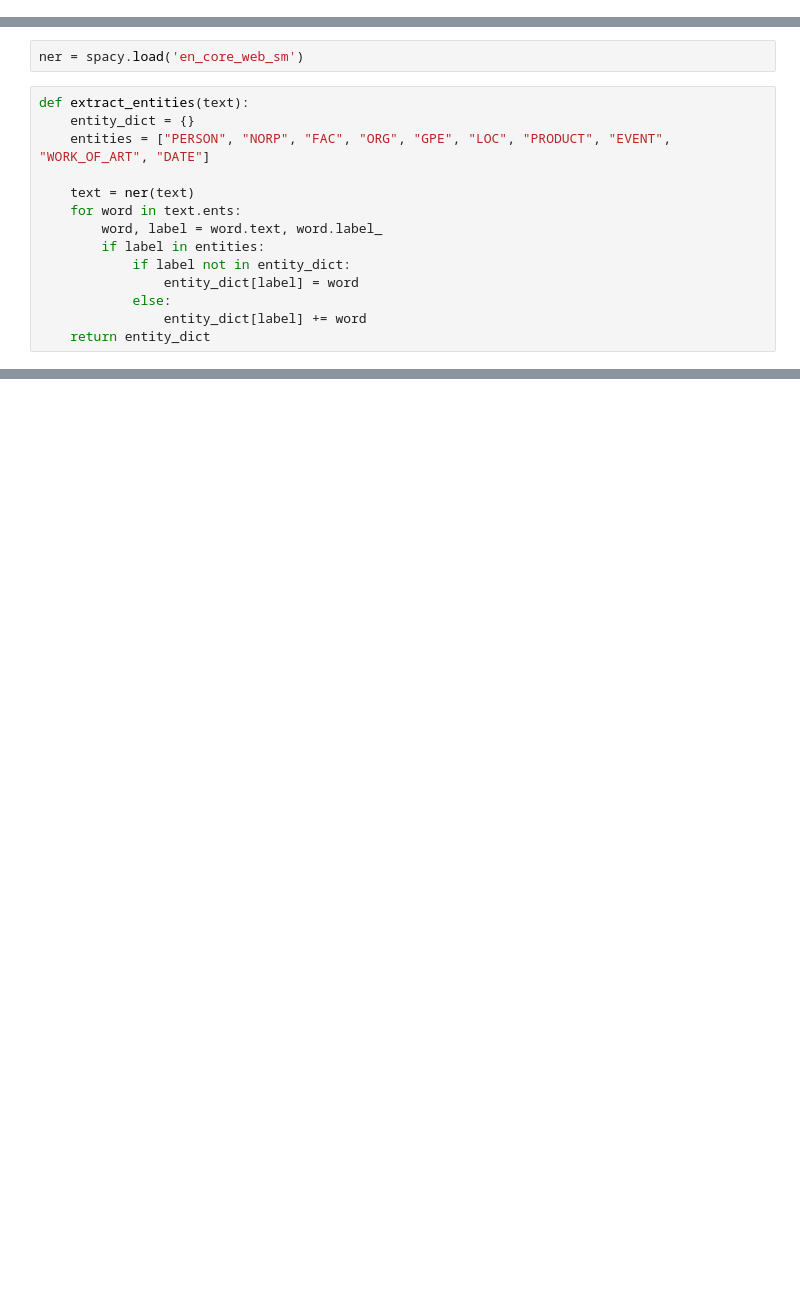
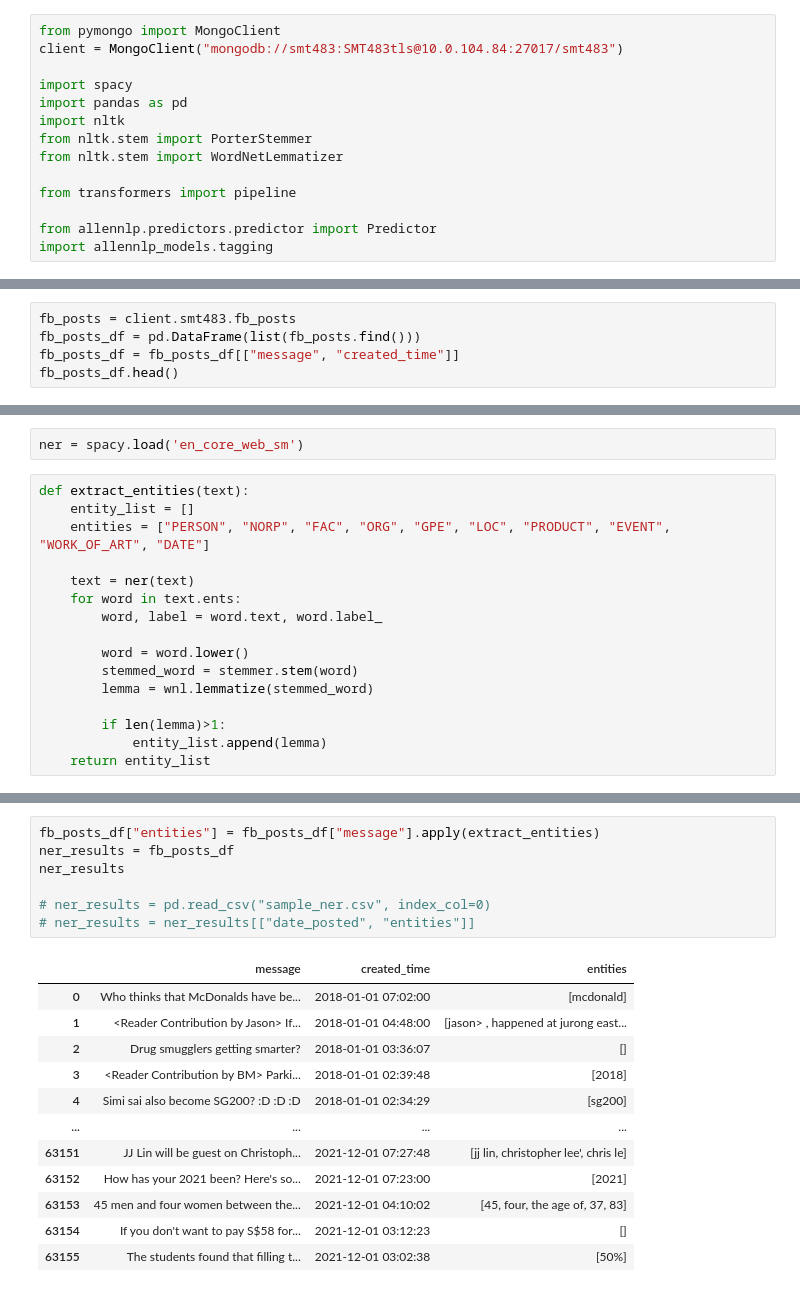
Before and after one commit to CJianYu98/SMT_Project_Experience, a Jupyter notebook: app/ml/notebook/keyword_analysis.ipynb, the cells around one changed output, grey strips where cells are left out. Cells and saved outputs as stored; diff of their text form; blank space fills up the shorter version.

```diff
--- a/app/ml/notebook/keyword_analysis.ipynb
+++ b/app/ml/notebook/keyword_analysis.ipynb
@@ -15,0 +12,14 @@ import nltk
+# %%
+from pymongo import MongoClient
+client = MongoClient("mongodb://smt483:SMT483tls@10.0.104.84:27017/smt483")
+
+import spacy
+import pandas as pd
+import nltk
+from nltk.stem import PorterStemmer
+from nltk.stem import WordNetLemmatizer
+
+from transformers import pipeline
+
+from allennlp.predictors.predictor import Predictor
+import allennlp_models.tagging
@@ -15,0 +30,5 @@ import nltk
+# %%
+fb_posts = client.smt483.fb_posts
+fb_posts_df = pd.DataFrame(list(fb_posts.find()))
+fb_posts_df = fb_posts_df[["message", "created_time"]]
+fb_posts_df.head()
@@ -51,15 +251,17 @@ df
 ner = spacy.load('en_core_web_sm')
 # %%
 def extract_entities(text):
-    entity_dict = {}
+    entity_list = []
     entities = ["PERSON", "NORP", "FAC", "ORG", "GPE", "LOC", "PRODUCT", "EVENT", "WORK_OF_ART", "DATE"]
 
     text = ner(text)
     for word in text.ents:
         word, label = word.text, word.label_
-        if label in entities:
-            if label not in entity_dict:
-                entity_dict[label] = word
-            else:
-                entity_dict[label] += word
-    return entity_dict
+
+        word = word.lower()
+        stemmed_word = stemmer.stem(word)
+        lemma = wnl.lemmatize(stemmed_word)
+
+        if len(lemma)>1:
+            entity_list.append(lemma)
+    return entity_list
@@ -105,0 +268,20 @@ df
+# %%
+fb_posts_df["entities"] = fb_posts_df["message"].apply(extract_entities)
+ner_results = fb_posts_df
+ner_results
+
+# ner_results = pd.read_csv("sample_ner.csv", index_col=0)
+# ner_results = ner_results[["date_posted", "entities"]]
+# %% [output]
+|  | message | created_time | entities |
+| 0 | Who thinks that McDonalds have be... | 2018-01-01 07:02:00 | [mcdonald] |
+| 1 | <Reader Contribution by Jason> If... | 2018-01-01 04:48:00 | [jason> , happened at jurong east... |
+| 2 | Drug smugglers getting smarter? | 2018-01-01 03:36:07 | [] |
+| 3 | <Reader Contribution by BM> Parki... | 2018-01-01 02:39:48 | [2018] |
+| 4 | Simi sai also become SG200? :D :D :D | 2018-01-01 02:34:29 | [sg200] |
+| ... | ... | ... | ... |
+| 63151 | JJ Lin will be guest on Christoph... | 2021-12-01 07:27:48 | [jj lin, christopher lee', chris le] |
+| 63152 | How has your 2021 been? Here's so... | 2021-12-01 07:23:00 | [2021] |
+| 63153 | 45 men and four women between the... | 2021-12-01 04:10:02 | [45, four, the age of, 37, 83] |
+| 63154 | If you don't want to pay S$58 for... | 2021-12-01 03:12:23 | [] |
+| 63155 | The students found that filling t... | 2021-12-01 03:02:38 | [50%] |
```
Also changed, not shown: parts of 32 cells of this notebook.
